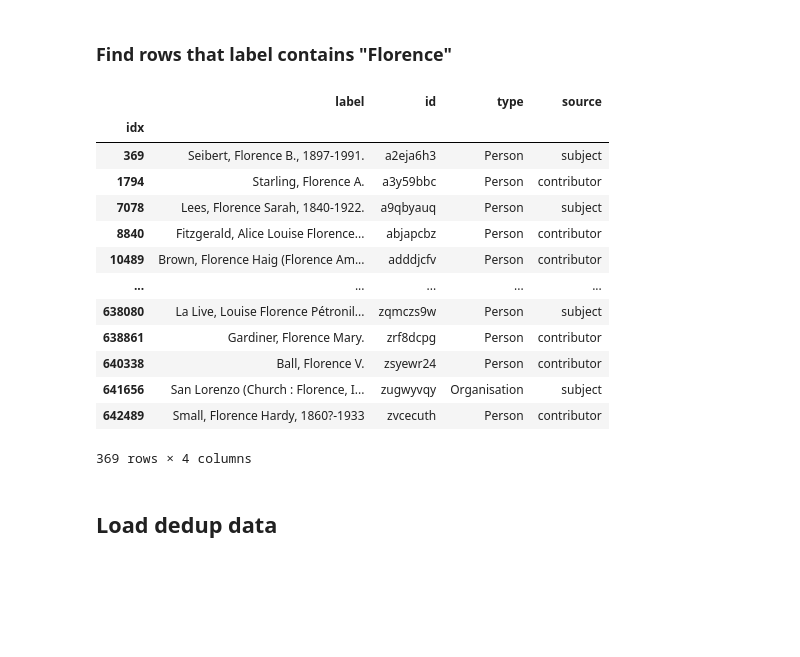
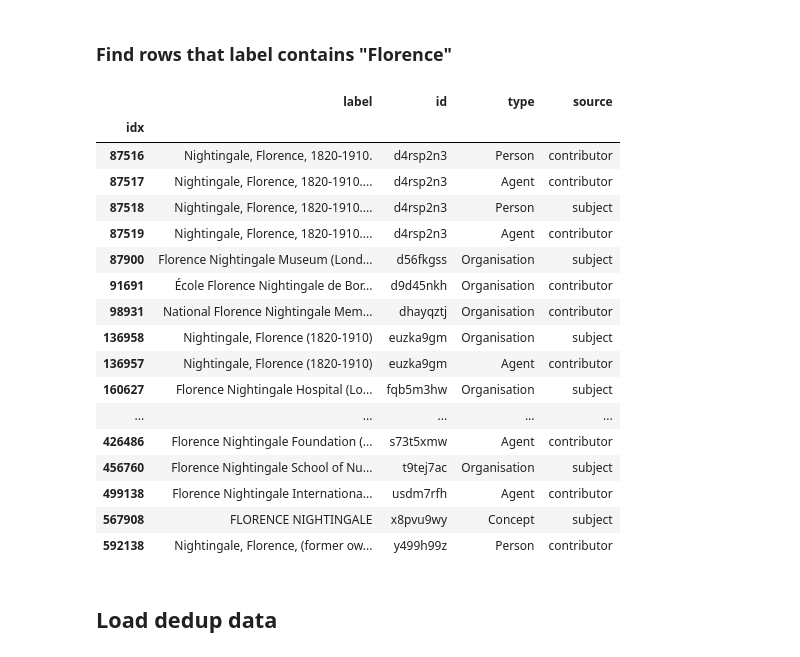
Before and after one commit to danniesim/wc_simd, a Jupyter notebook: notebooks/dn_label_dedupe.ipynb, the cells around one changed output. Saved outputs shown, nothing was run; the diff lists cells and outputs as text; code cells hidden in the pictures; blank space fills up the shorter version.

```diff
--- a/notebooks/dn_label_dedupe.ipynb
+++ b/notebooks/dn_label_dedupe.ipynb
@@ -57,23 +57,27 @@ dedup_data
 # %%
 florence_rows = dedup_data[dedup_data['label'].str.contains(
     "Florence", case=False, na=False) & dedup_data['label'].str.contains(
-    "N.", case=False, na=False)].sort_values(by='id', ascending=True)
+    "Nigh", case=False, na=False)].sort_values(by='id', ascending=True)
 florence_rows
 # %% [output]
 |  | label | id | type | source |
 | idx |  |  |  |  |
-| 369 | Seibert, Florence B., 1897-1991. | a2eja6h3 | Person | subject |
-| 1794 | Starling, Florence A. | a3y59bbc | Person | contributor |
-| 7078 | Lees, Florence Sarah, 1840-1922. | a9qbyauq | Person | subject |
-| 8840 | Fitzgerald, Alice Louise Florence... | abjapcbz | Person | contributor |
-| 10489 | Brown, Florence Haig (Florence Am... | adddjcfv | Person | contributor |
+| 87516 | Nightingale, Florence, 1820-1910. | d4rsp2n3 | Person | contributor |
+| 87517 | Nightingale, Florence, 1820-1910.... | d4rsp2n3 | Agent | contributor |
+| 87518 | Nightingale, Florence, 1820-1910.... | d4rsp2n3 | Person | subject |
+| 87519 | Nightingale, Florence, 1820-1910.... | d4rsp2n3 | Agent | contributor |
+| 87900 | Florence Nightingale Museum (Lond... | d56fkgss | Organisation | subject |
+| 91691 | École Florence Nightingale de Bor... | d9d45nkh | Organisation | contributor |
+| 98931 | National Florence Nightingale Mem... | dhayqztj | Organisation | contributor |
+| 136958 | Nightingale, Florence (1820-1910) | euzka9gm | Organisation | subject |
+| 136957 | Nightingale, Florence (1820-1910) | euzka9gm | Agent | contributor |
+| 160627 | Florence Nightingale Hospital (Lo... | fqb5m3hw | Organisation | subject |
 | ... | ... | ... | ... | ... |
-| 638080 | La Live, Louise Florence Pétronil... | zqmczs9w | Person | subject |
-| 638861 | Gardiner, Florence Mary. | zrf8dcpg | Person | contributor |
-| 640338 | Ball, Florence V. | zsyewr24 | Person | contributor |
-| 641656 | San Lorenzo (Church : Florence, I... | zugwyvqy | Organisation | subject |
-| 642489 | Small, Florence Hardy, 1860?-1933 | zvcecuth | Person | contributor |
+| 426486 | Florence Nightingale Foundation (... | s73t5xmw | Agent | contributor |
+| 456760 | Florence Nightingale School of Nu... | t9tej7ac | Organisation | subject |
+| 499138 | Florence Nightingale Internationa... | usdm7rfh | Agent | contributor |
+| 567908 | FLORENCE NIGHTINGALE | x8pvu9wy | Concept | subject |
+| 592138 | Nightingale, Florence, (former ow... | y499h99z | Person | contributor |
-369 rows × 4 columns
 # %%
 from wc_simd.dedupe_service import dedup_data_file
 
```
Also changed, not shown: parts of 63 cells of this notebook, 4 other files.
